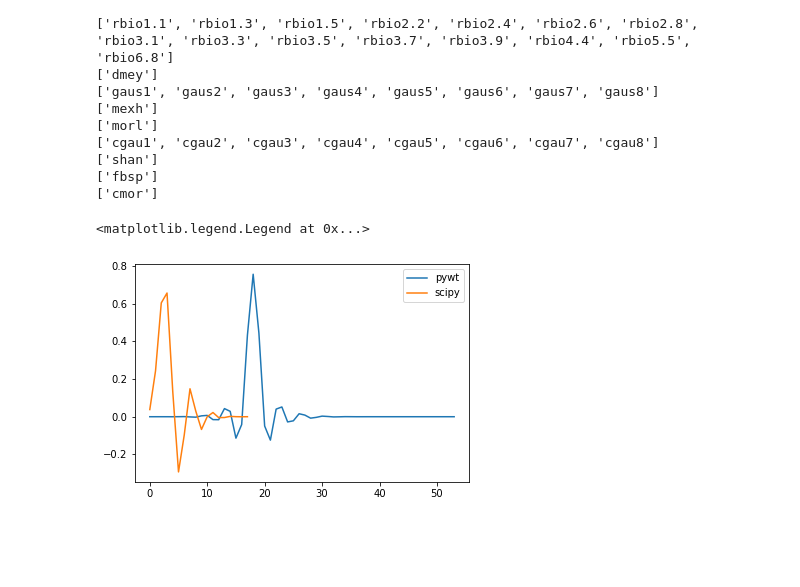
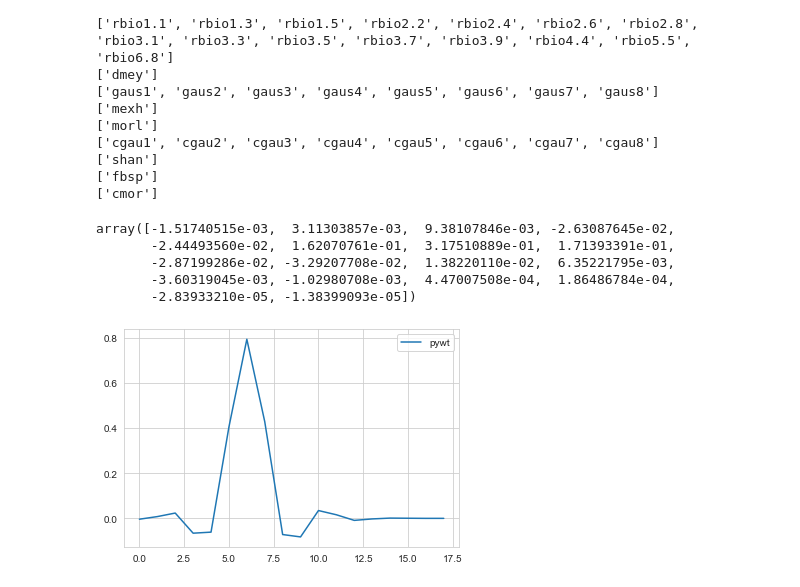
Before and after one commit to A-Big-Tortoise/NRSR_Research, a Jupyter notebook: Code/New_scg/draft.ipynb, the cells around one changed output. Drawn from its saved outputs; the diff is of its cells as text; code cells hidden in the pictures; blank space fills up the shorter version.

```diff
--- a/Code/New_scg/draft.ipynb
+++ b/Code/New_scg/draft.ipynb
@@ -85,16 +34,21 @@ for mother_wave in mother_waves:
 # %%
 import pywt
 
-idx = 9
-wavelet_db = scipy.signal.daub(idx)
+idx = 3
 
-# wavelet = pywt.DiscreteContinuousWavelet('db'+str(idx))
 wavelet = pywt.DiscreteContinuousWavelet('coif'+str(idx))
 plt.plot(wavelet.rec_lo, label='pywt')
 # plt.plot(wavelet.dec_lo, label='low')
-plt.plot(wavelet_db, label='scipy')
+# plt.plot(wavelet_db, label='scipy')
 plt.legend()
 # wavelet.filter_bank
+len(wavelet.rec_lo)
+
+np.array(wavelet.rec_lo) * 0.4
 # %% [output]
-<matplotlib.legend.Legend at 0x...>
+array([-1.51740515e-03,  3.11303857e-03,  9.38107846e-03, -2.63087645e-02,
+       -2.44493560e-02,  1.62070761e-01,  3.17510889e-01,  1.71393391e-01,
+       -2.87199286e-02, -3.29207708e-02,  1.38220110e-02,  6.35221795e-03,
+       -3.60319045e-03, -1.02980708e-03,  4.47007508e-04,  1.86486784e-04,
+       -2.83933210e-05, -1.38399093e-05])
-[figure, old version]
+[figure, new version]
```
Also changed, not shown: parts of 10 cells of this notebook, 23 other files.
